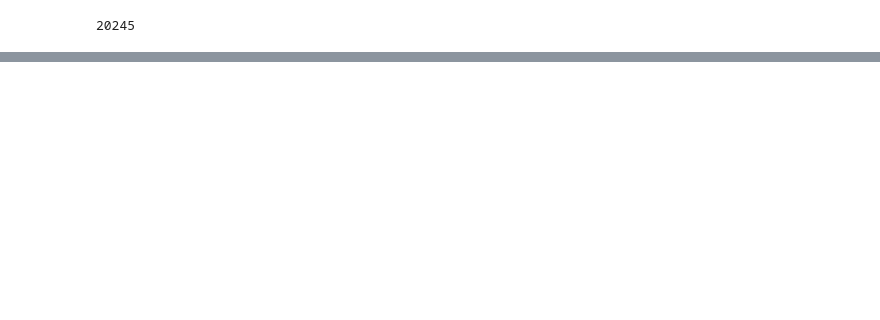
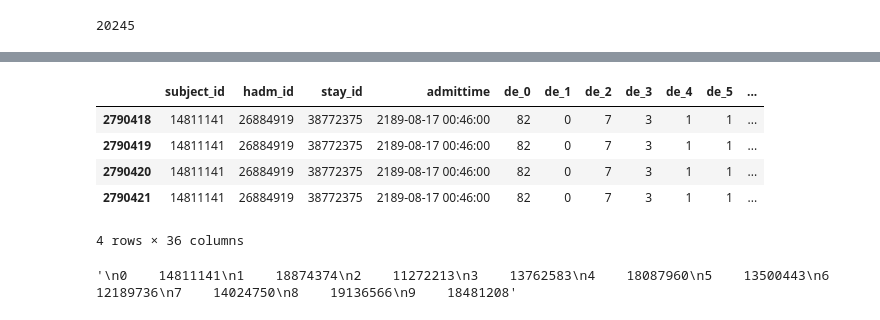
Before and after one commit to BrahimFakri/Patient-Health-Data-Analysis-And-Feature-Extraction-For-Machine-Learning, a Jupyter notebook: notebooks/demographic_embeddings.ipynb, the cells around one changed output, grey strips where cells are left out. Drawn from its saved outputs; the diff is of its cells as text; code cells hidden in the pictures; blank space fills up the shorter version.

```diff
--- a/notebooks/demographic_embeddings.ipynb
+++ b/notebooks/demographic_embeddings.ipynb
@@ -194,0 +216,29 @@ df_core_icu_cxr_fusion.to_csv("df_core_icu_cxr_fusion.csv")
+# %%
+df_core_icu_cxr_fusion14811141
+# %% [output]
+|  | subject_id | hadm_id | stay_id | admittime | de_0 | de_1 | de_2 | de_3 | de_4 | de_5 | ... |
+| 2790418 | 14811141 | 26884919 | 38772375 | 2189-08-17 00:46:00 | 82 | 0 | 7 | 3 | 1 | 1 | ... |
+| 2790419 | 14811141 | 26884919 | 38772375 | 2189-08-17 00:46:00 | 82 | 0 | 7 | 3 | 1 | 1 | ... |
+| 2790420 | 14811141 | 26884919 | 38772375 | 2189-08-17 00:46:00 | 82 | 0 | 7 | 3 | 1 | 1 | ... |
+| 2790421 | 14811141 | 26884919 | 38772375 | 2189-08-17 00:46:00 | 82 | 0 | 7 | 3 | 1 | 1 | ... |
+4 rows × 36 columns
+# %%
+#Sample of 10 patients
+
+#sample = read_csv(constants.icu_cxr_patients_sample10)
+
+#df_core_icu_cxr_fusion_sample = df_core_icu_cxr_fusion.loc[df_core_icu_cxr_fusion['subject_id'].isin(sample)]
+
+'''
+0    14811141
+1    18874374
+2    11272213
+3    13762583
+4    18087960
+5    13500443
+6    12189736
+7    14024750
+8    19136566
+9    18481208'''
+# %% [output]
+'\n0    14811141\n1    18874374\n2    11272213\n3    13762583\n4    18087960\n5    13500443\n6    12189736\n7    14024750\n8    19136566\n9    18481208'
```
Also changed, not shown: parts of 18 cells of this notebook, 1 other file.
